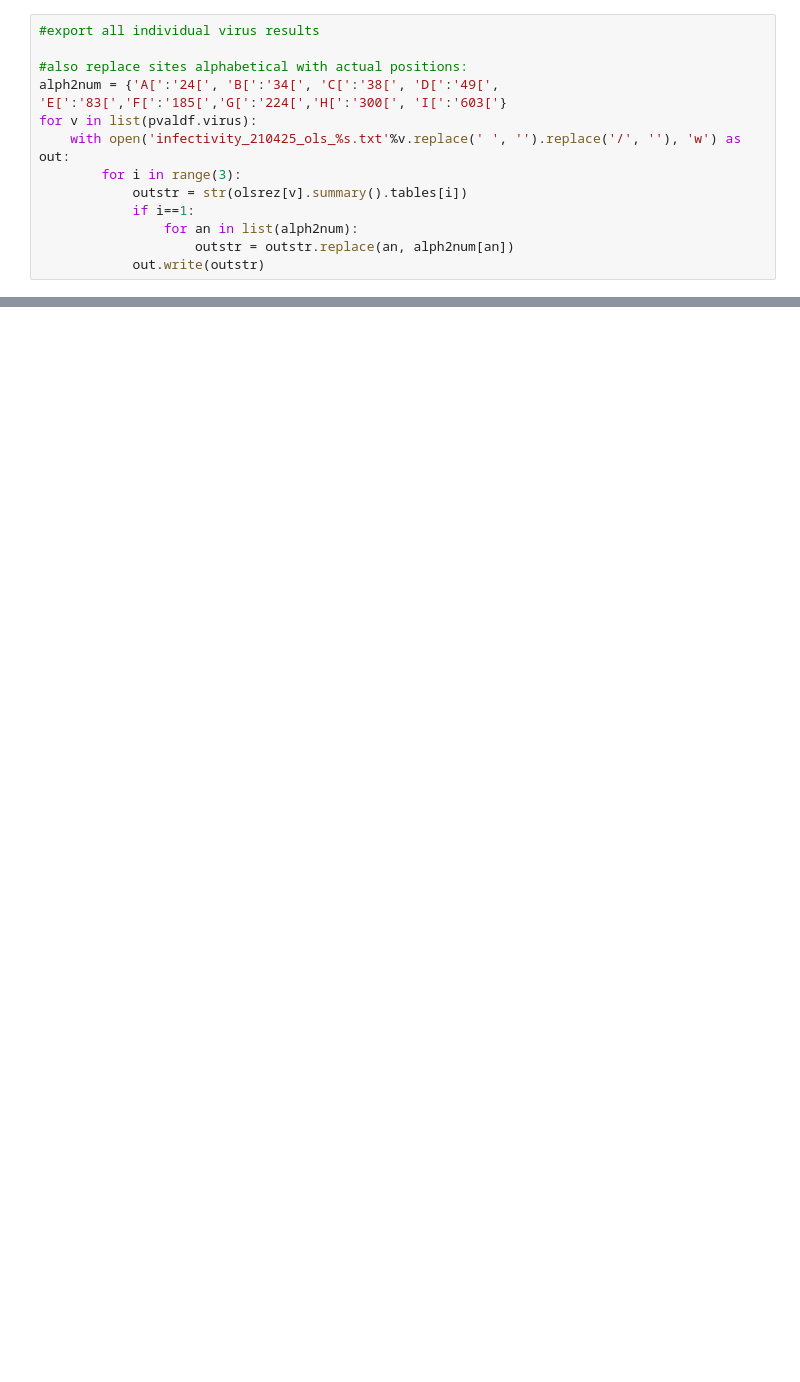
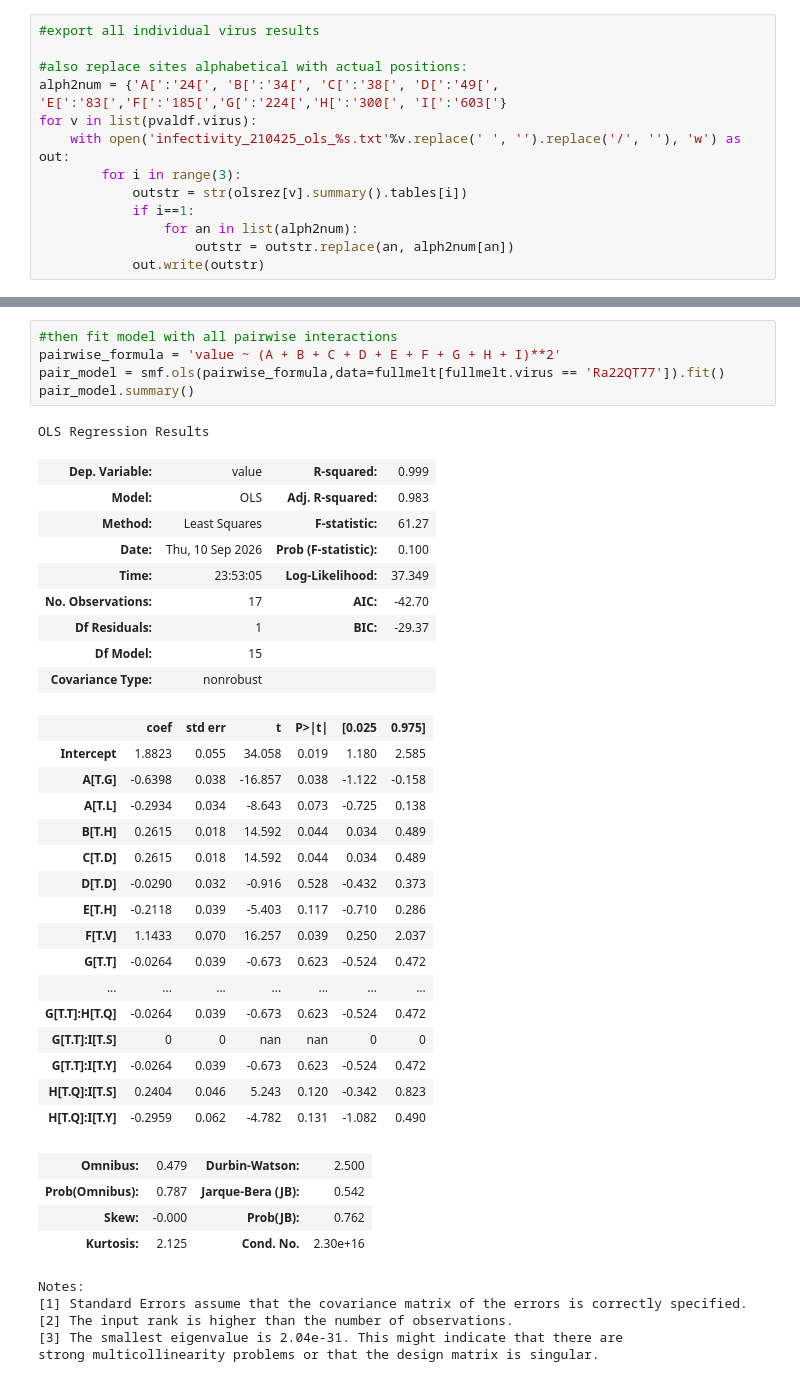
Before and after one commit to TheSatoLab/Raffinis_ACE2, a Jupyter notebook: Figure_2/infectivity_results_OLS_all/RaACE2_OLS_code.ipynb, the cells around one changed output, grey strips where cells are left out. Saved outputs shown, nothing was run; the diff lists cells and outputs as text; blank space fills up the shorter version.

Commit message:
added additive vs epistatic model comparison for OLS

```diff
--- a/Figure_2/infectivity_results_OLS_all/RaACE2_OLS_code.ipynb
+++ b/Figure_2/infectivity_results_OLS_all/RaACE2_OLS_code.ipynb
@@ -214,0 +259,41 @@ for v in list(pvaldf.virus):
+# %%
+#then fit model with all pairwise interactions
+pairwise_formula = 'value ~ (A + B + C + D + E + F + G + H + I)**2'
+pair_model = smf.ols(pairwise_formula,data=fullmelt[fullmelt.virus == 'Ra22QT77']).fit()
+pair_model.summary()
+# %% [output]
+OLS Regression Results
+| Dep. Variable: | value | R-squared: | 0.999 |
+| Model: | OLS | Adj. R-squared: | 0.983 |
+| Method: | Least Squares | F-statistic: | 61.27 |
+| Date: | Thu, 10 Sep 2026 | Prob (F-statistic): | 0.100 |
+| Time: | 23:53:05 | Log-Likelihood: | 37.349 |
+| No. Observations: | 17 | AIC: | -42.70 |
+| Df Residuals: | 1 | BIC: | -29.37 |
+| Df Model: | 15 |  |  |
+| Covariance Type: | nonrobust |  |  |
+|  | coef | std err | t | P>|t| | [0.025 | 0.975] |
+| Intercept | 1.8823 | 0.055 | 34.058 | 0.019 | 1.180 | 2.585 |
+| A[T.G] | -0.6398 | 0.038 | -16.857 | 0.038 | -1.122 | -0.158 |
+| A[T.L] | -0.2934 | 0.034 | -8.643 | 0.073 | -0.725 | 0.138 |
+| B[T.H] | 0.2615 | 0.018 | 14.592 | 0.044 | 0.034 | 0.489 |
+| C[T.D] | 0.2615 | 0.018 | 14.592 | 0.044 | 0.034 | 0.489 |
+| D[T.D] | -0.0290 | 0.032 | -0.916 | 0.528 | -0.432 | 0.373 |
+| E[T.H] | -0.2118 | 0.039 | -5.403 | 0.117 | -0.710 | 0.286 |
+| F[T.V] | 1.1433 | 0.070 | 16.257 | 0.039 | 0.250 | 2.037 |
+| G[T.T] | -0.0264 | 0.039 | -0.673 | 0.623 | -0.524 | 0.472 |
+| ... | ... | ... | ... | ... | ... | ... |
+| G[T.T]:H[T.Q] | -0.0264 | 0.039 | -0.673 | 0.623 | -0.524 | 0.472 |
+| G[T.T]:I[T.S] | 0 | 0 | nan | nan | 0 | 0 |
+| G[T.T]:I[T.Y] | -0.0264 | 0.039 | -0.673 | 0.623 | -0.524 | 0.472 |
+| H[T.Q]:I[T.S] | 0.2404 | 0.046 | 5.243 | 0.120 | -0.342 | 0.823 |
+| H[T.Q]:I[T.Y] | -0.2959 | 0.062 | -4.782 | 0.131 | -1.082 | 0.490 |
+| Omnibus: | 0.479 | Durbin-Watson: | 2.500 |
+| Prob(Omnibus): | 0.787 | Jarque-Bera (JB): | 0.542 |
+| Skew: | -0.000 | Prob(JB): | 0.762 |
+| Kurtosis: | 2.125 | Cond. No. | 2.30e+16 |
+Notes:
+[1] Standard Errors assume that the covariance matrix of the errors is correctly specified.
+[2] The input rank is higher than the number of observations.
+[3] The smallest eigenvalue is 2.04e-31. This might indicate that there are
+strong multicollinearity problems or that the design matrix is singular.
```
Also changed, not shown: parts of 8 cells of this notebook, 2 other files.
